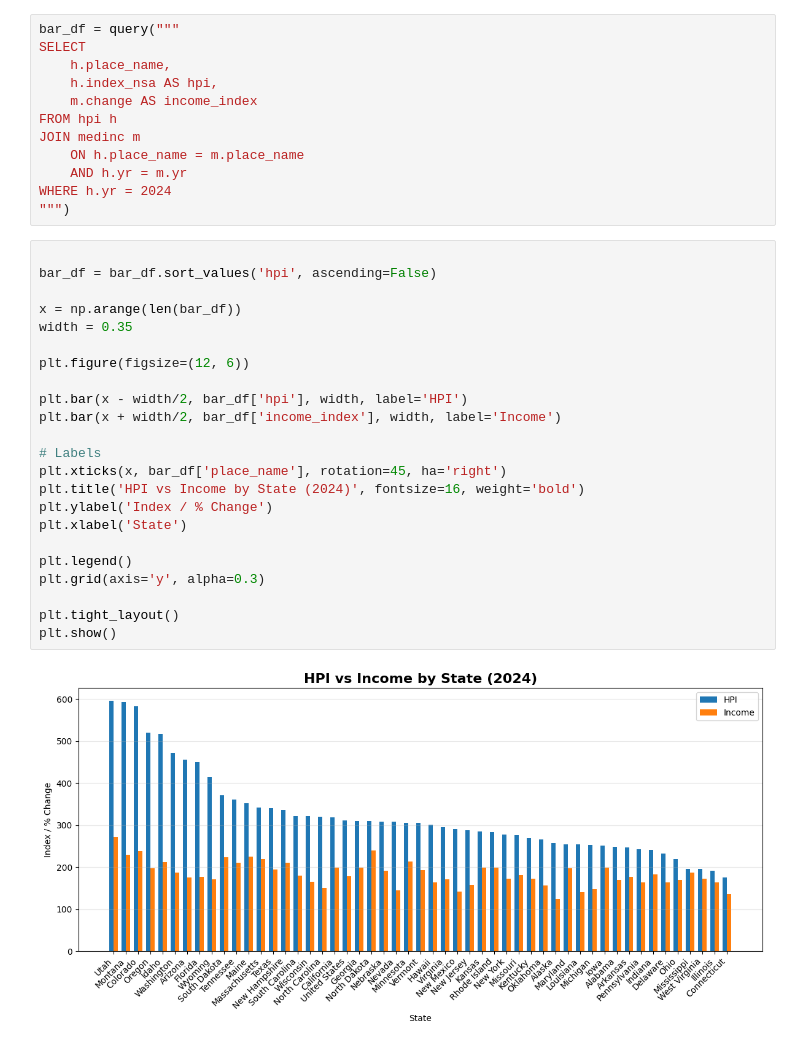
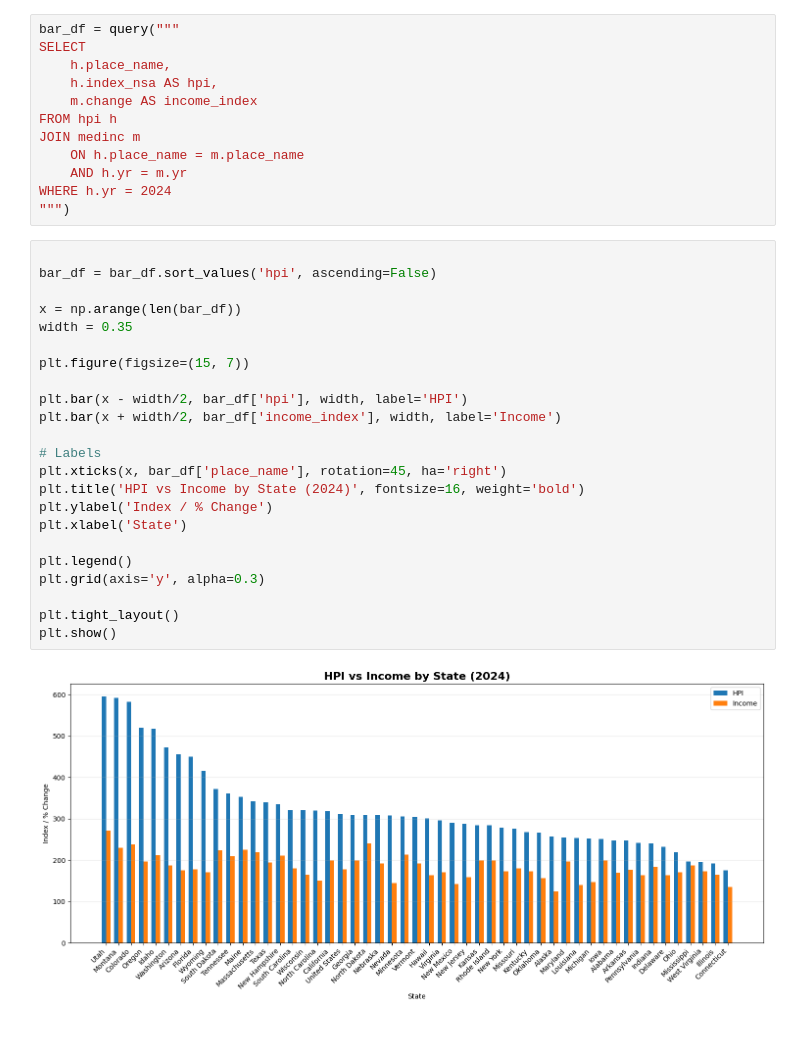
Before and after one commit to rhyman7/Home_Price_v_Median_Income_1991-2024, a Jupyter notebook: sql_and_visuals.ipynb, the cells around one changed output. Cells and saved outputs as stored; diff of their text form.

```diff
--- a/sql_and_visuals.ipynb
+++ b/sql_and_visuals.ipynb
@@ -356,25 +413,25 @@ WHERE h.yr = 2024
 # %%
 
 bar_df = bar_df.sort_values('hpi', ascending=False)
 
 x = np.arange(len(bar_df))
 width = 0.35
 
-plt.figure(figsize=(12, 6))
+plt.figure(figsize=(15, 7))
 
 plt.bar(x - width/2, bar_df['hpi'], width, label='HPI')
 plt.bar(x + width/2, bar_df['income_index'], width, label='Income')
 
 # Labels
 plt.xticks(x, bar_df['place_name'], rotation=45, ha='right')
 plt.title('HPI vs Income by State (2024)', fontsize=16, weight='bold')
 plt.ylabel('Index / % Change')
 plt.xlabel('State')
 
 plt.legend()
 plt.grid(axis='y', alpha=0.3)
 
 plt.tight_layout()
 plt.show()
 # %% [output]
-[figure, old version]
+[figure, new version]
```
Also changed, not shown: parts of 7 cells of this notebook, 4 other files.
